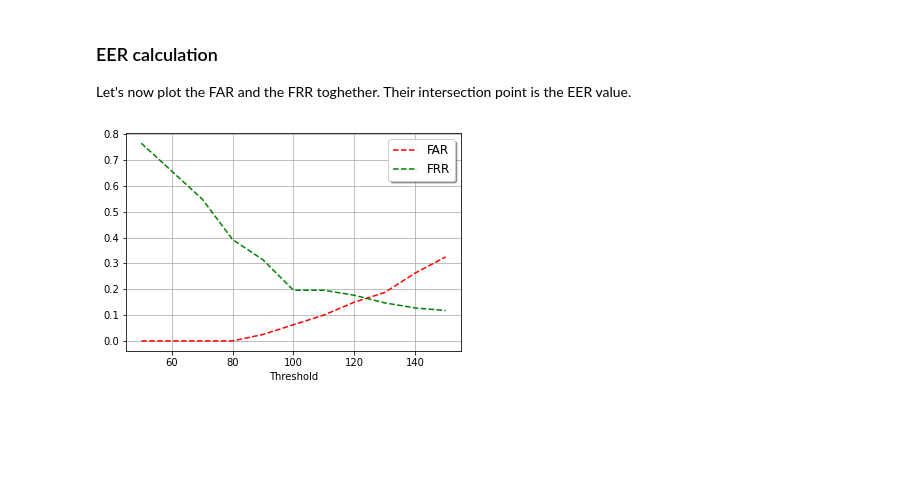
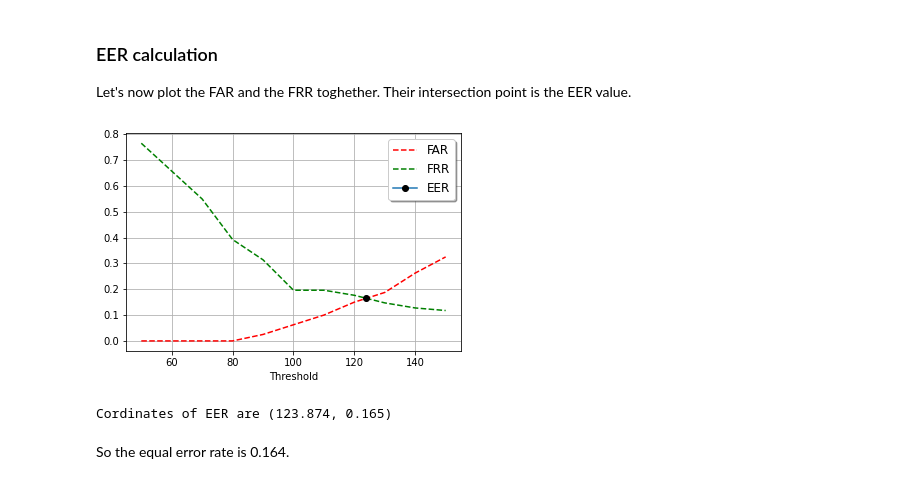
Before and after one commit to mentelmarian/fingercode-matching, a Jupyter notebook: fingercode_recognition/fingercode_recognition.ipynb, the cells around one changed output. Drawn from its saved outputs; the diff is of its cells as text; code cells hidden in the pictures; blank space fills up the shorter version.

```diff
--- a/fingercode_recognition/fingercode_recognition.ipynb
+++ b/fingercode_recognition/fingercode_recognition.ipynb
@@ -258,11 +260,25 @@ plt.show()
 Let's now plot the FAR and the FRR toghether. Their intersection point is the EER value.
 # %%
 fig, ax = plt.subplots()
+
+# compute the interpolation in order to calculate the intersection
+f1 = interp1d(thresholds, accepted, kind = 'linear')
+f2 = interp1d(thresholds, rejected, kind = 'linear')
+xx = np.linspace(max(thresholds[0], thresholds[0]), min(thresholds[-1], thresholds[-1]), 1000)
+y1_interp = f1(xx)
+y2_interp = f2(xx)
+idx = np.argwhere(np.diff(np.sign(y1_interp - y2_interp))).flatten()
+
 ax.plot(thresholds, accepted, 'r--', label='FAR')
 ax.plot(thresholds, rejected, 'g--', label='FRR')
+ax.plot(xx[idx[0]], y1_interp[idx[0]], marker = 'o', markerfacecolor = 'black', markeredgecolor = 'black', label='EER')
 plt.xlabel('Threshold')
 plt.grid(True)
 legend = ax.legend(loc='upper right', shadow=True, fontsize='large')
 plt.show()
+print('Cordinates of EER are ({}, {})'.format(round(xx[idx[0]], 3), round(y1_interp[idx[0]], 3)))
 # %% [output]
-[figure, old version]
+[figure, new version]
+Cordinates of EER are (123.874, 0.165)
+# %% [markdown]
+So the equal error rate is 0.164.
```
Also changed, not shown: parts of 1 cell of this notebook.
